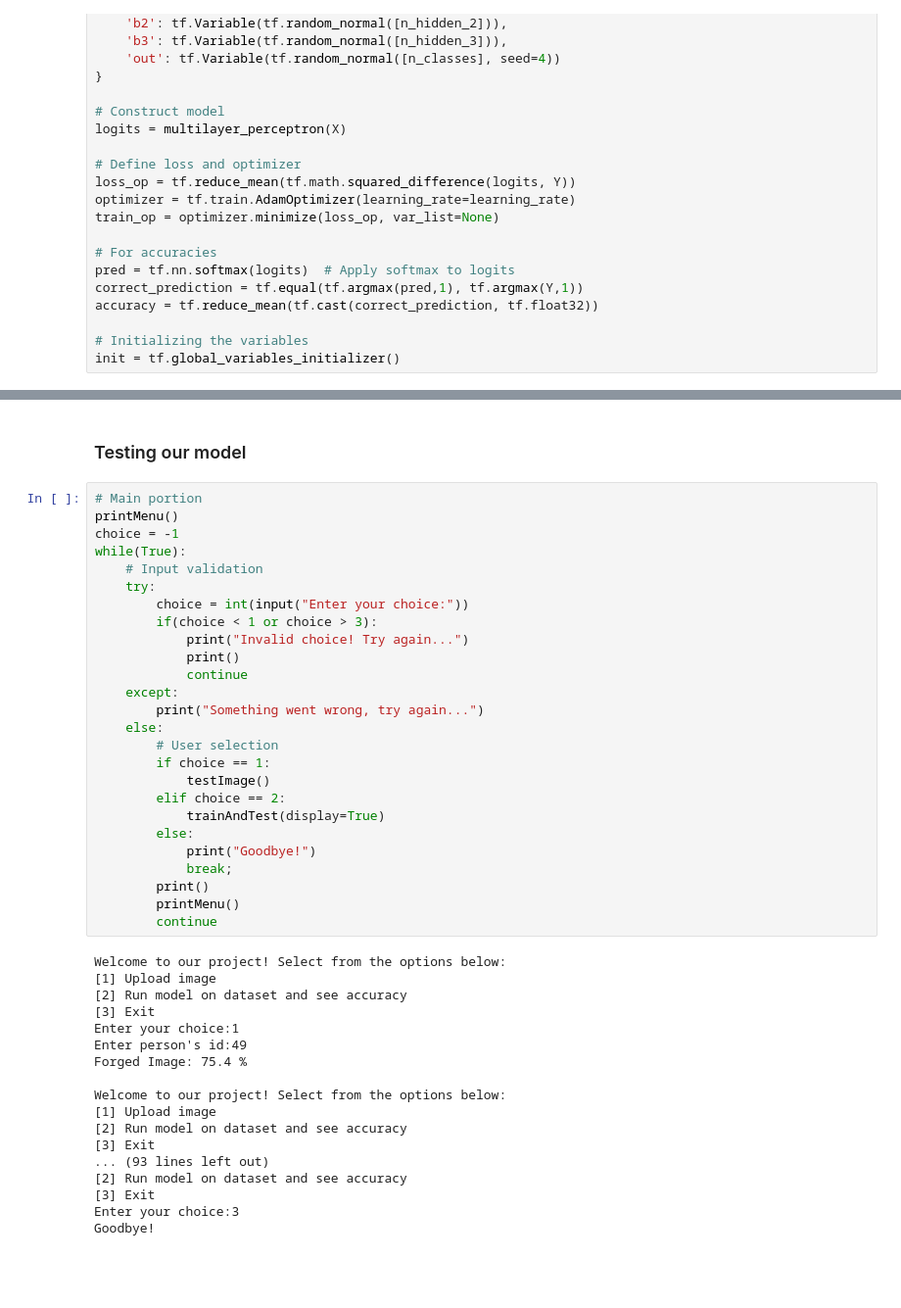
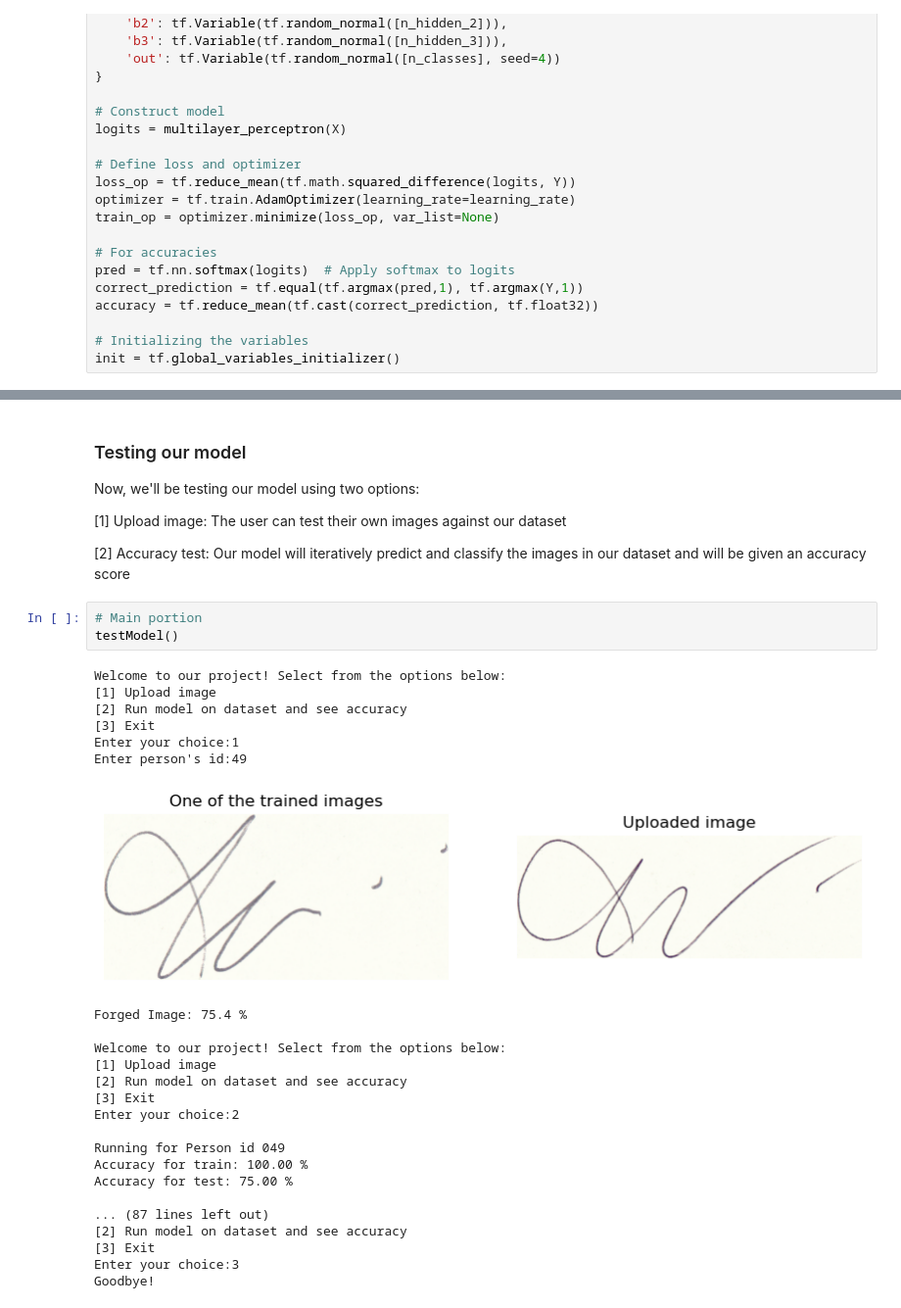
Before and after one commit to tyeejian/Signature-Forgery-Detection, a Jupyter notebook: Workbook/Signature Forgery Detection.ipynb, the cells around one changed output, grey strips where cells are left out. Shown at 98% size. Drawn from its saved outputs; the diff is of its cells as text; blank space fills up the shorter version.

```diff
--- a/Workbook/Signature Forgery Detection.ipynb
+++ b/Workbook/Signature Forgery Detection.ipynb
@@ -930,46 +981,36 @@ init = tf.global_variables_initializer()
 # %% [markdown]
 ### Testing our model
+
+Now, we'll be testing our model using two options:
+
+[1] Upload image: The user can test their own images against our dataset
+
+[2] Accuracy test: Our model will iteratively predict and classify the images in our dataset and will be given an accuracy score
 # %%
 # Main portion
-printMenu()
-choice = -1
-while(True):
-    # Input validation
-    try:
-        choice = int(input("Enter your choice:"))
-        if(choice < 1 or choice > 3):
-            print("Invalid choice! Try again...")
-            print()
-            continue
-    except:
-        print("Something went wrong, try again...")
-    else:
-        # User selection
-        if choice == 1:
-            testImage()
-        elif choice == 2:
-            trainAndTest(display=True)
-        else:
-            print("Goodbye!")
-            break;
-        print()
-        printMenu()
-        continue
+testModel()
 # %% [output]
 Welcome to our project! Select from the options below:
 [1] Upload image
 [2] Run model on dataset and see accuracy
 [3] Exit
 Enter your choice:1
 Enter person's id:49
-Forged Image: 75.4 %
-
-Welcome to our project! Select from the options below:
-[1] Upload image
-[2] Run model on dataset and see accuracy
-[3] Exit
-... (93 lines left out)
-[2] Run model on dataset and see accuracy
-[3] Exit
-Enter your choice:3
-Goodbye!
+[figure, added]
+Forged Image: 75.4 %
+
+Welcome to our project! Select from the options below:
+[1] Upload image
+[2] Run model on dataset and see accuracy
+[3] Exit
+Enter your choice:2
+
+Running for Person id 049
+Accuracy for train: 100.00 %
+Accuracy for test: 75.00 %
+
+... (87 lines left out)
+[2] Run model on dataset and see accuracy
+[3] Exit
+Enter your choice:3
+Goodbye!
```
Also changed, not shown: parts of 9 cells of this notebook, 1 other file.
